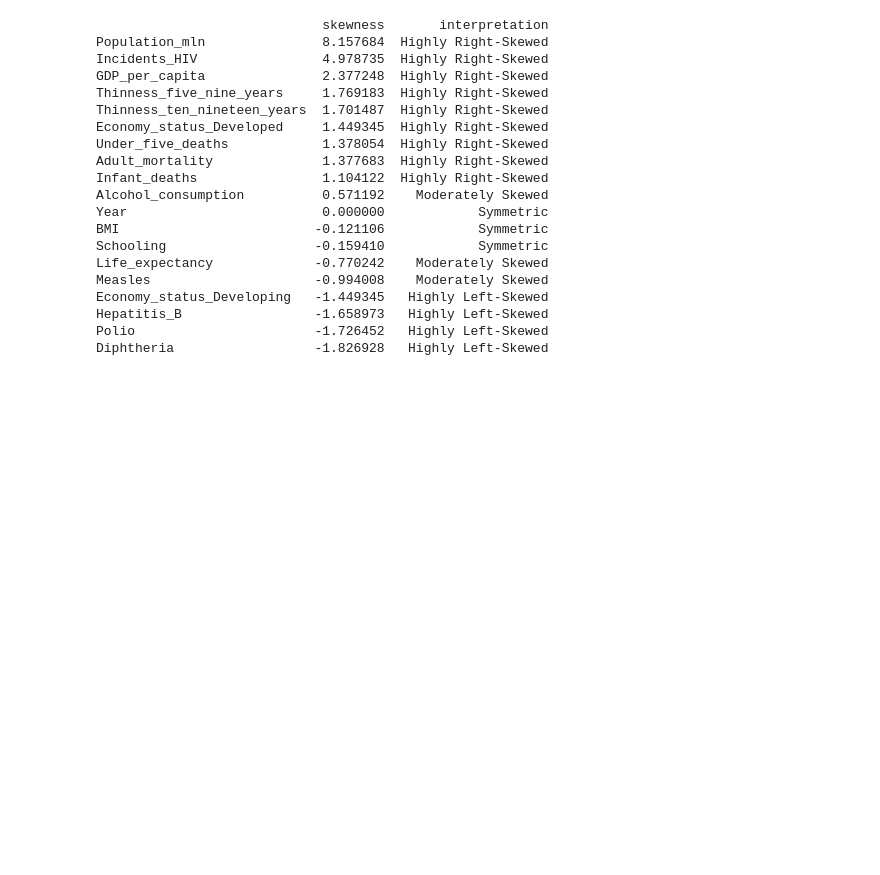
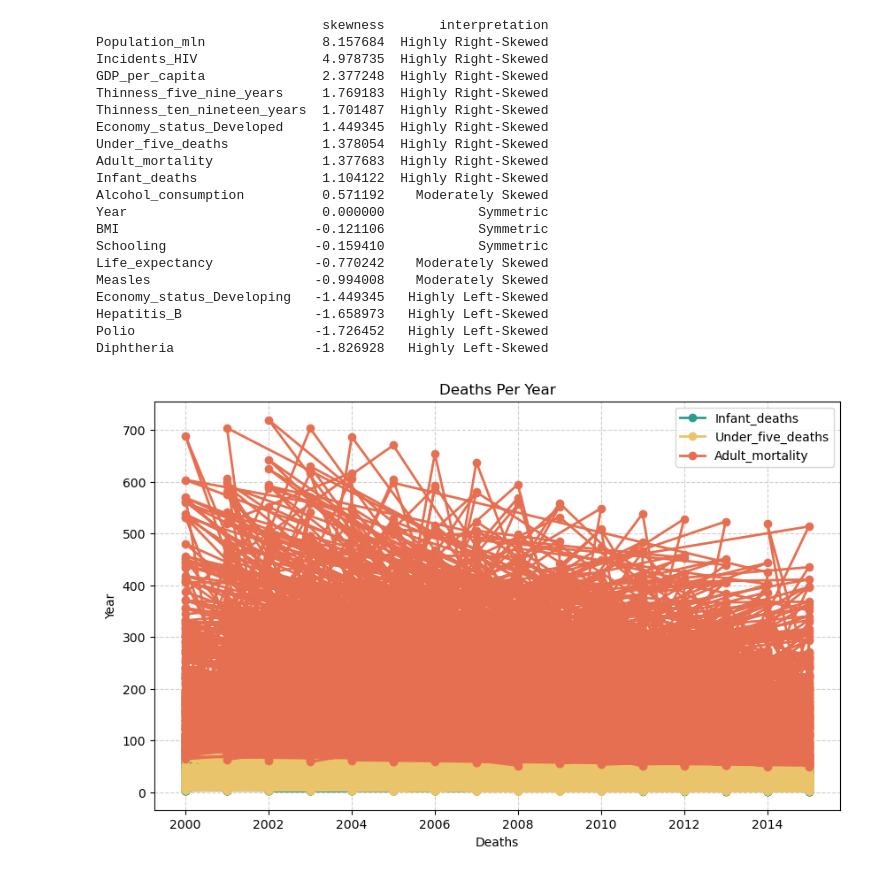
Before and after one commit to emmanuelakinmokun/ml-trailhead, a Jupyter notebook: Phase_1/analytical_sprint.ipynb, the cells around one changed output. Drawn from its saved outputs; the diff is of its cells as text; code cells hidden in the pictures; blank space fills up the shorter version.

Commit message:
Awful scatter plot

```diff
--- a/Phase_1/analytical_sprint.ipynb
+++ b/Phase_1/analytical_sprint.ipynb
@@ -145,3 +145,24 @@ Economy_status_Developing   -1.449345   Highly Left-Skewed
 Hepatitis_B                 -1.658973   Highly Left-Skewed
 Polio                       -1.726452   Highly Left-Skewed
 Diphtheria                  -1.826928   Highly Left-Skewed
+# %%
+import matplotlib.pyplot as plt
+import seaborn as sns
+
+df.plot(
+    y=['Infant_deaths', 'Under_five_deaths','Adult_mortality'],
+    x='Year',
+    kind='line',
+    figsize=(10, 6),
+    color=['#2a9d8f', '#e9c46a', '#e76f51'],
+    linewidth=2,
+    marker='o',
+    title='Deaths Per Year'
+)
+
+plt.ylabel('Year')
+plt.xlabel('Deaths')
+plt.grid(True, linestyle='--', alpha=0.6)
+plt.show()
+# %% [output]
+[figure, added]
```
